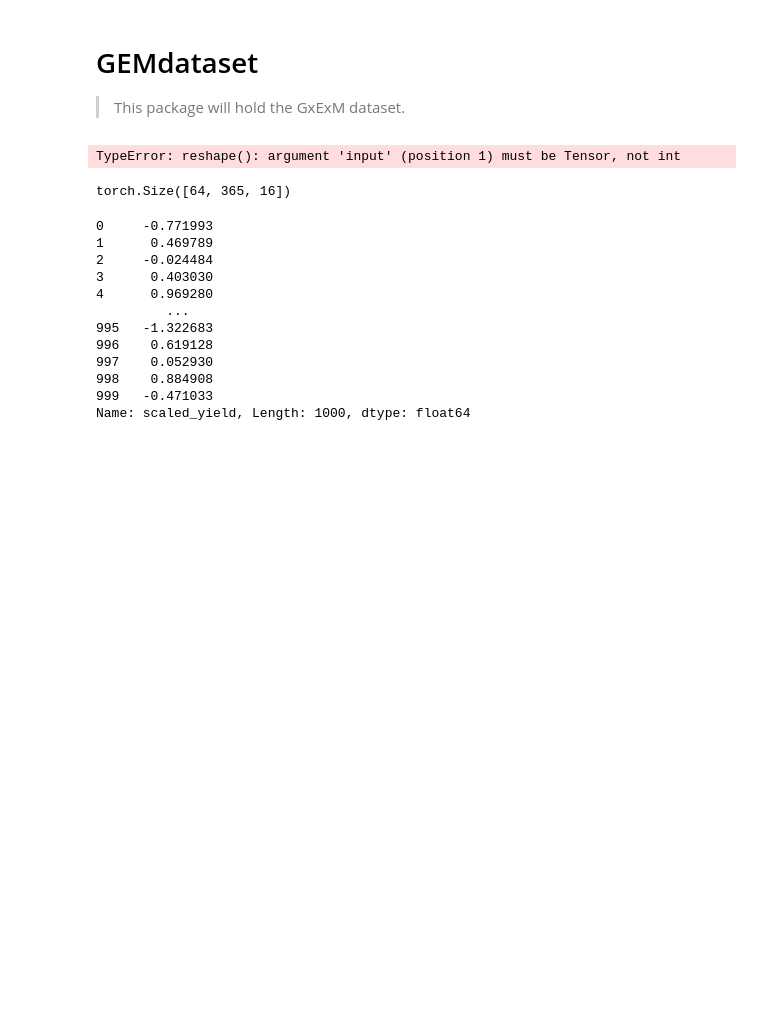
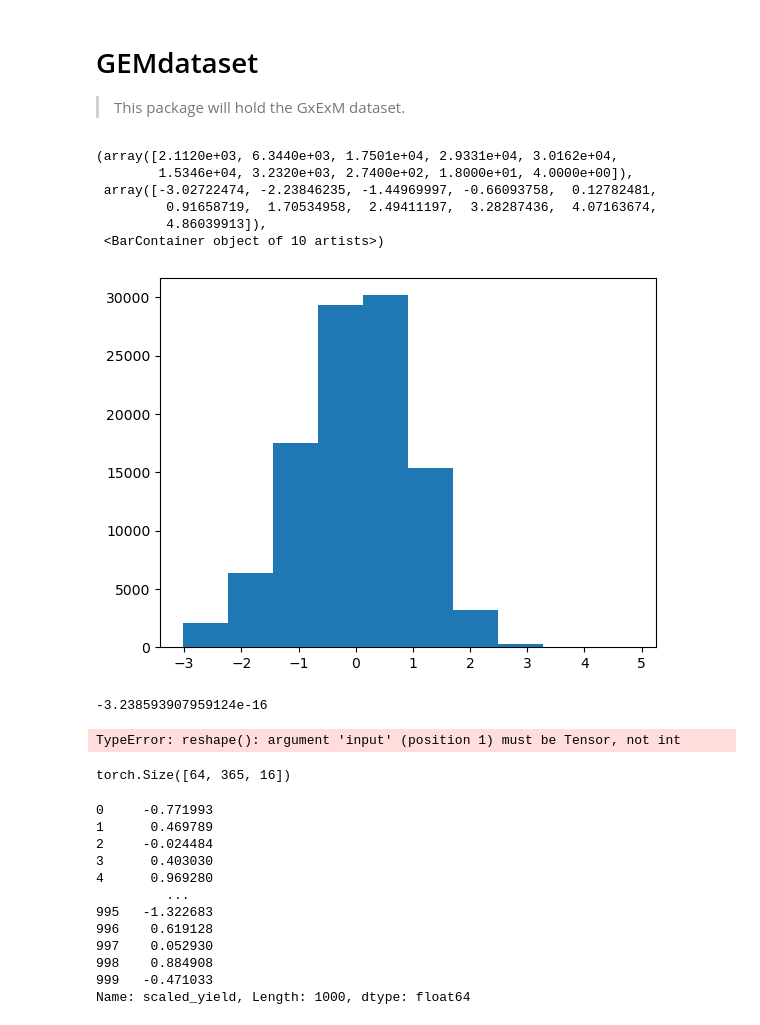
Before and after one commit to cjGO/hybridpredictmaize22, a Jupyter notebook: dev_nbs/03_gemLearner.ipynb, the cells around one changed output. Cells and saved outputs as stored; diff of their text form; code cells hidden in the pictures; blank space fills up the shorter version.

```diff
--- a/dev_nbs/03_gemLearner.ipynb
+++ b/dev_nbs/03_gemLearner.ipynb
@@ -139,6 +139,20 @@ yield_data = yield_data.reset_index()
 #df.drop('column_name', axis=1, inplace=True)
 
 yield_data.drop('index',axis=1, inplace=True)
+# %%
+plt.hist(gem.Y.Tr['scaled_yield'])
+# %% [output]
+(array([2.1120e+03, 6.3440e+03, 1.7501e+04, 2.9331e+04, 3.0162e+04,
+        1.5346e+04, 3.2320e+03, 2.7400e+02, 1.8000e+01, 4.0000e+00]),
+ array([-3.02722474, -2.23846235, -1.44969997, -0.66093758,  0.12782481,
+         0.91658719,  1.70534958,  2.49411197,  3.28287436,  4.07163674,
+         4.86039913]),
+ <BarContainer object of 10 artists>)
+[figure, added]
+# %%
+np.mean(list(gem.Y.Tr['scaled_yield']))
+# %% [output]
+-3.238593907959124e-16
 # %%
 batch_size=64
 
```
Also changed, not shown: parts of 37 cells of this notebook, 4 other files.
